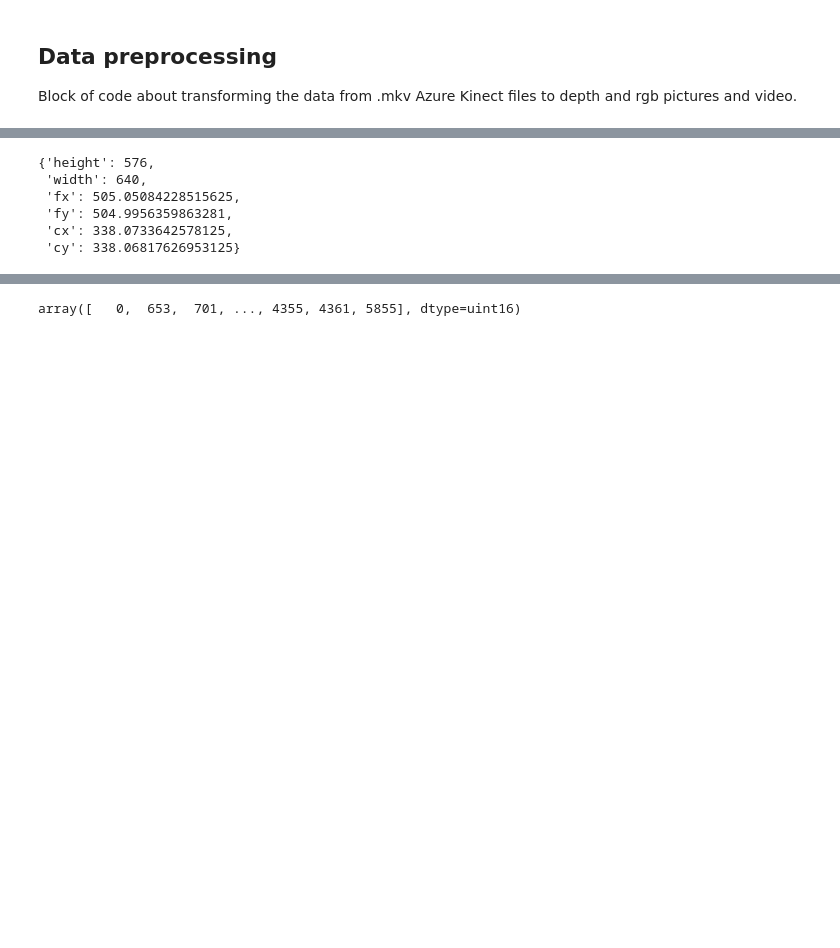
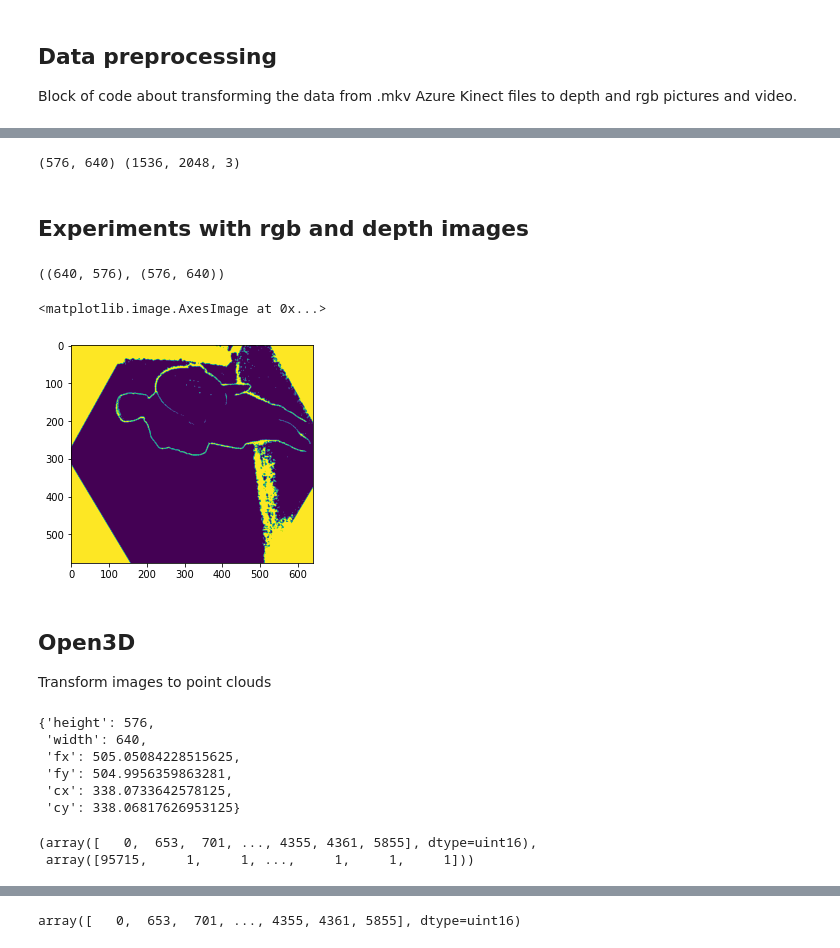
Before and after one commit to AlexanderNevarko/pcd-triangulation, a Jupyter notebook: experiments.ipynb, the cells around one changed output, grey strips where cells are left out. Saved outputs shown, nothing was run; the diff lists cells and outputs as text; code cells hidden in the pictures; blank space fills up the shorter version.

```diff
--- a/experiments.ipynb
+++ b/experiments.ipynb
@@ -27,0 +43,8 @@ camera_intrinsic_params['cy'] = tmp['cy']
+# %%
+depth_img = cv2.imread('data/depth0177.png', -1)
+color_img = cv2.imread('data/color0177.png', -1)
+print(depth_img.shape, color_img.shape)
+# %% [output]
+(576, 640) (1536, 2048, 3)
+# %% [markdown]
+## Experiments with rgb and depth images
@@ -28,3 +55,18 @@ camera_intrinsic_params['cy'] = tmp['cy']
+# %%
+color_img_new.shape, depth_img.shape
+# %% [output]
+((640, 576), (576, 640))
+# %%
+depth_new = depth_img.copy()
+zero_mask = (depth_new == 0).astype(int)
+inv_mask = 1 - zero_mask
+plt.imshow(zero_mask)
+# %% [output]
+<matplotlib.image.AxesImage at 0x...>
+[figure, added]
+# %% [markdown]
+## Open3D
+Transform images to point clouds
 # %%
 camera_intrinsic_params
 # %% [output]
@@ -42,0 +89,7 @@ camera_intrinsic = o3d.camera.PinholeCameraIntrinsic(**camera_intrinsic_params)
+# %%
+# pcd = o3d.geometry.PointCloud.create_from_rgbd_image(rgbd, camera_intrinsic)
+dpth.transform([[1, 0, 0, 0], [0, -1, 0, 0], [0, 0, -1, 0], [0, 0, 0, 1]])
+np.unique(np.asarray(o3d_depth), return_counts=True)
+# %% [output]
+(array([   0,  653,  701, ..., 4355, 4361, 5855], dtype=uint16),
+ array([95715,     1,     1, ...,     1,     1,     1]))
```
Also changed, not shown: parts of 54 cells of this notebook, 7 other files.
